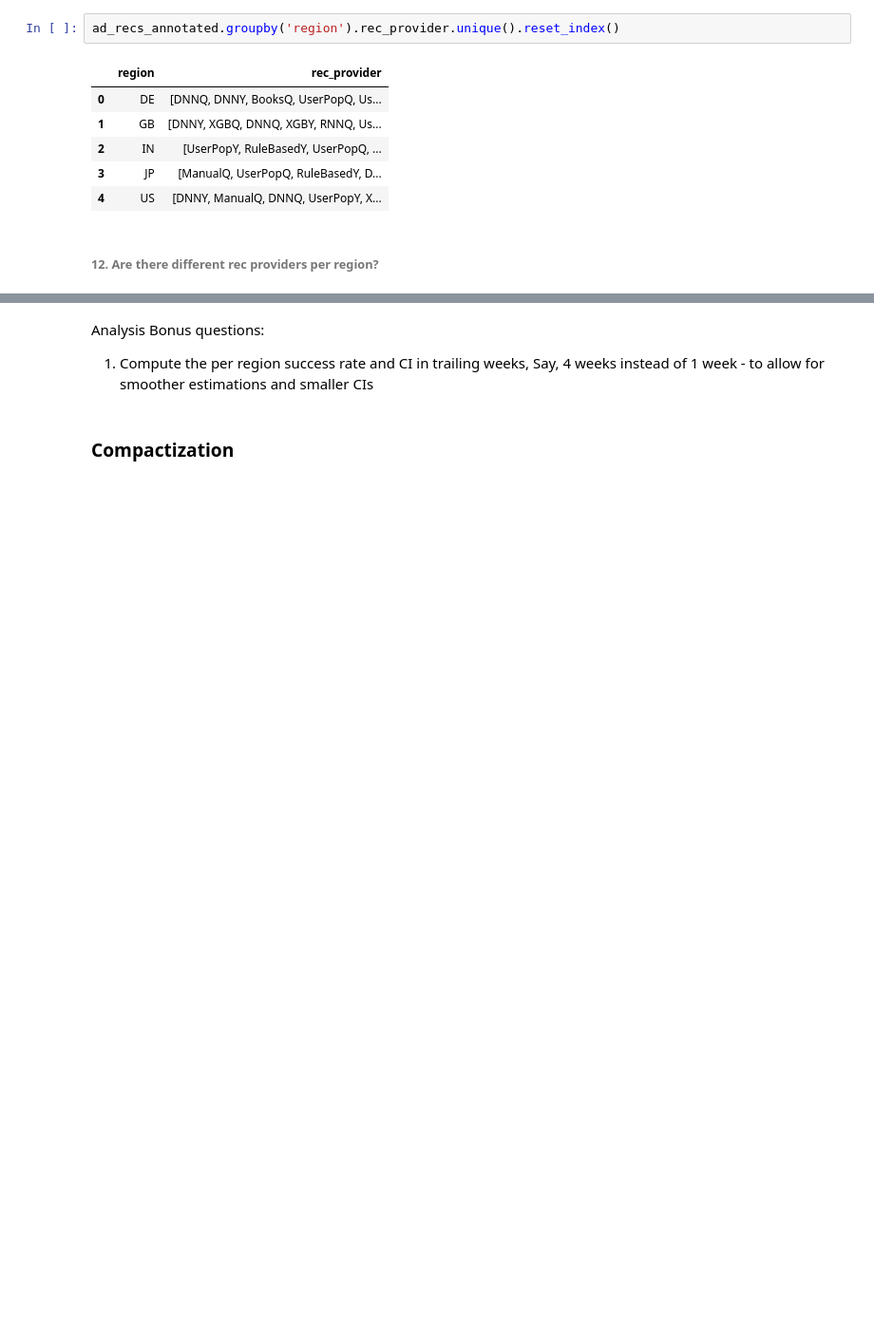
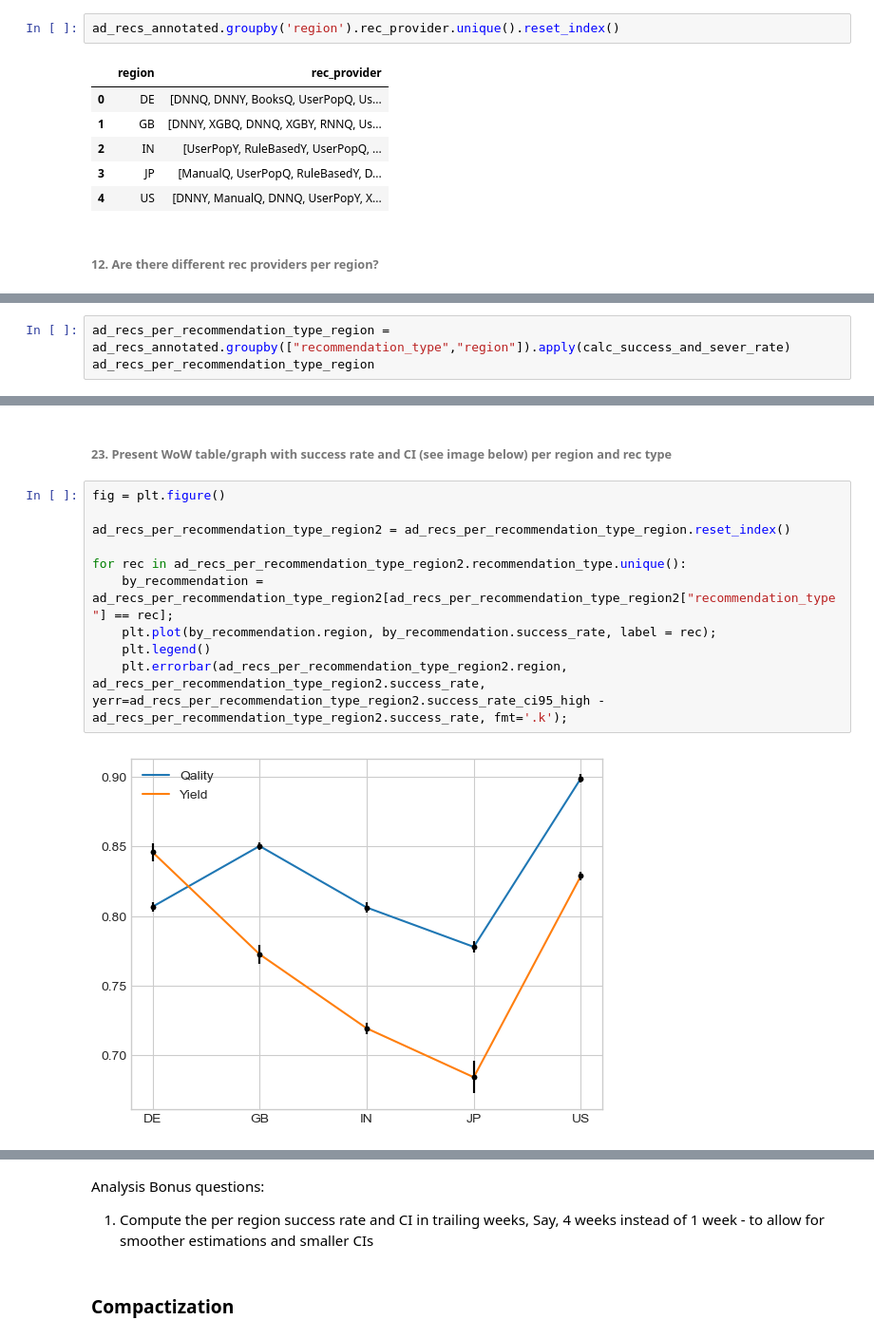
Before and after one commit to Agols/tsdc_course, a Jupyter notebook: Data analysis - Final assignment.ipynb, the cells around one changed output, grey strips where cells are left out. Shown at 95% size. Drawn from its saved outputs; the diff is of its cells as text; blank space fills up the shorter version.

```diff
--- a/Data analysis - Final assignment.ipynb
+++ b/Data analysis - Final assignment.ipynb
@@ -502,0 +739,3 @@ for i in range(by_providers.shape[0]):
+# %%
+ad_recs_per_recommendation_type_region =     ad_recs_annotated.groupby(["recommendation_type","region"]).apply(calc_success_and_sever_rate)
+ad_recs_per_recommendation_type_region
@@ -502,0 +777,14 @@ for i in range(by_providers.shape[0]):
+# %% [markdown]
+###### 23.  Present WoW table/graph with success rate and CI (see image below) per region and rec type
+# %%
+fig = plt.figure()
+
+ad_recs_per_recommendation_type_region2 = ad_recs_per_recommendation_type_region.reset_index()
+
+for rec in ad_recs_per_recommendation_type_region2.recommendation_type.unique():
+    by_recommendation = ad_recs_per_recommendation_type_region2[ad_recs_per_recommendation_type_region2["recommendation_type"] == rec];
+    plt.plot(by_recommendation.region, by_recommendation.success_rate, label = rec);
+    plt.legend()
+    plt.errorbar(ad_recs_per_recommendation_type_region2.region, ad_recs_per_recommendation_type_region2.success_rate, yerr=ad_recs_per_recommendation_type_region2.success_rate_ci95_high - ad_recs_per_recommendation_type_region2.success_rate, fmt='.k');
+# %% [output]
+[figure, added]
```
Also changed, not shown: parts of 37 cells of this notebook.
